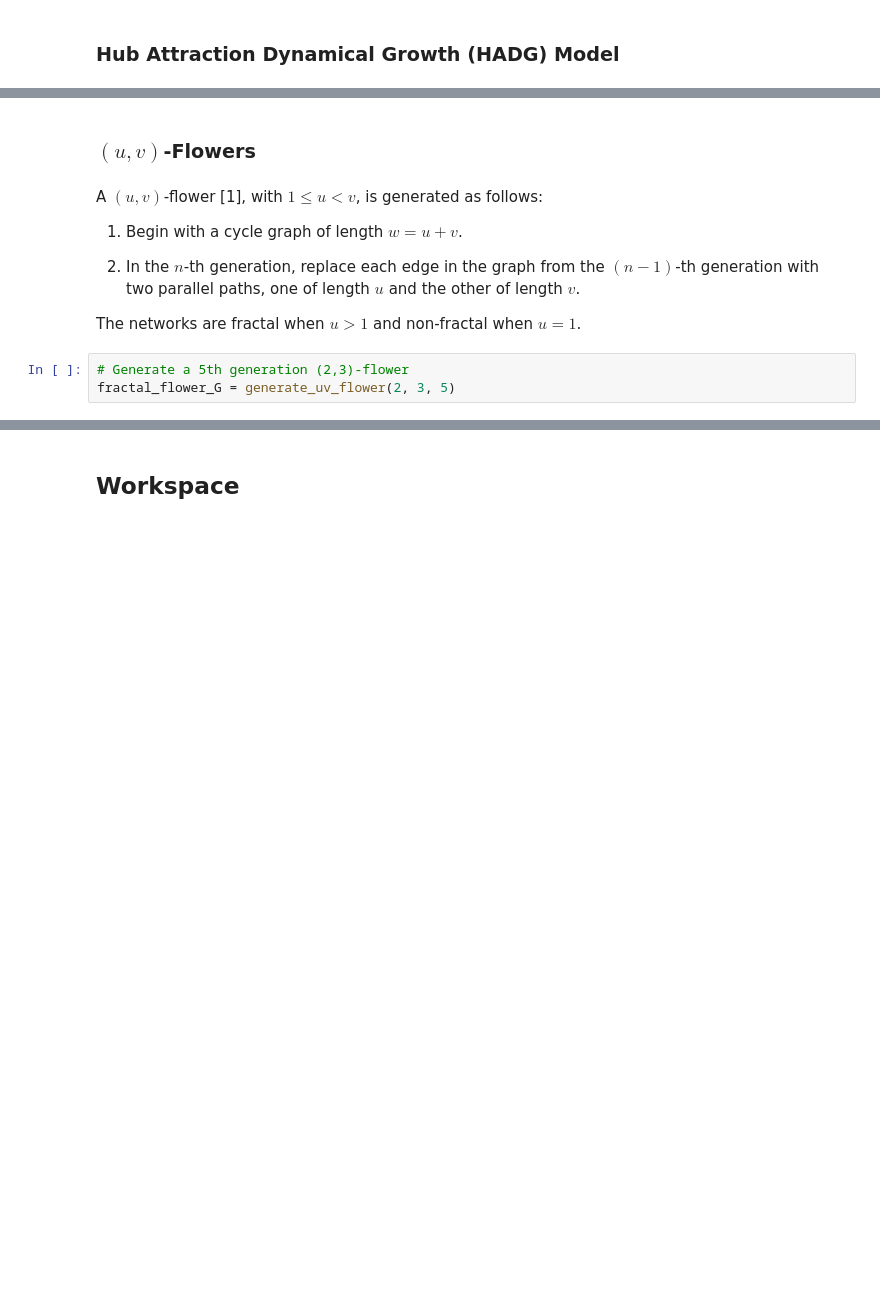
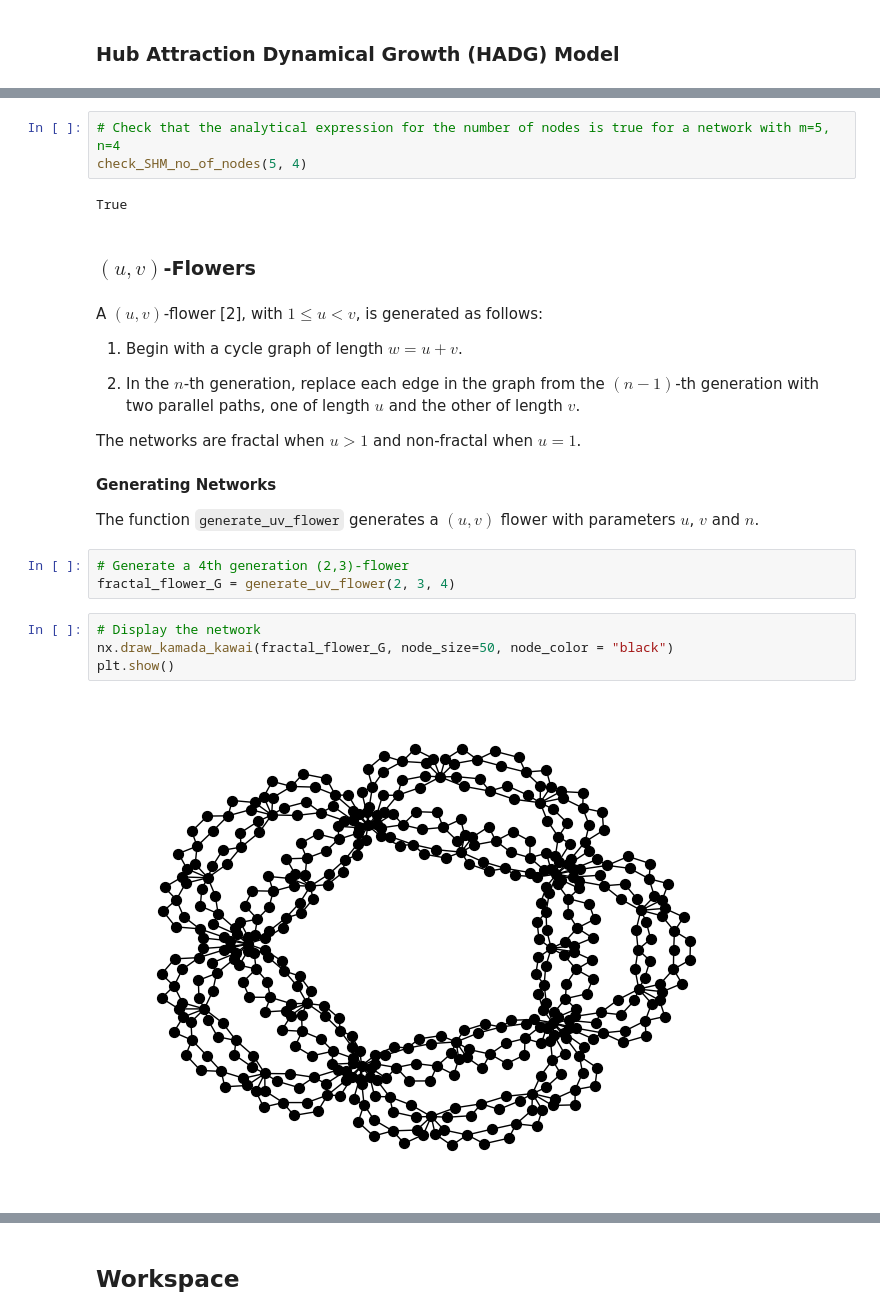
Before and after one commit to katherinehamilton/fractalnetworks, a Jupyter notebook: model-generator.ipynb, the cells around one changed output, grey strips where cells are left out. Saved outputs shown, nothing was run; the diff lists cells and outputs as text; blank space fills up the shorter version.

```diff
--- a/model-generator.ipynb
+++ b/model-generator.ipynb
@@ -212,13 +285,28 @@ HADG_G = generate_HADG_model(3, 0.4, 0.7, 0.2, 5)
+# %%
+# Check that the analytical expression for the number of nodes is true for a network with m=5, n=4
+check_SHM_no_of_nodes(5, 4)
+# %% [output]
+True
 # %% [markdown]
 <h3> $(u,v)$-Flowers
 # %% [markdown]
-A $(u, v)$-flower [1], with $1\le u<v$, is generated as follows:
+A $(u, v)$-flower [2], with $1\le u<v$, is generated as follows:
 
 1. Begin with a cycle graph of length $w= u+v$.
 
 2. In the $n$-th generation, replace each edge in the graph from the $(n-1)$-th generation with two parallel paths, one of length $u$ and the other of length $v$.
 
 The networks are fractal when $u >1$ and non-fractal when $u=1$.
+# %% [markdown]
+**Generating Networks**
+
+The function `generate_uv_flower` generates a $(u,v)$ flower with parameters $u$, $v$ and $n$.
 # %%
-# Generate a 5th generation (2,3)-flower
-fractal_flower_G = generate_uv_flower(2, 3, 5)
+# Generate a 4th generation (2,3)-flower
+fractal_flower_G = generate_uv_flower(2, 3, 4)
+# %%
+# Display the network
+nx.draw_kamada_kawai(fractal_flower_G, node_size=50, node_color = "black")
+plt.show()
+# %% [output]
+[figure, added]
```
Also changed, not shown: parts of 146 cells of this notebook.
